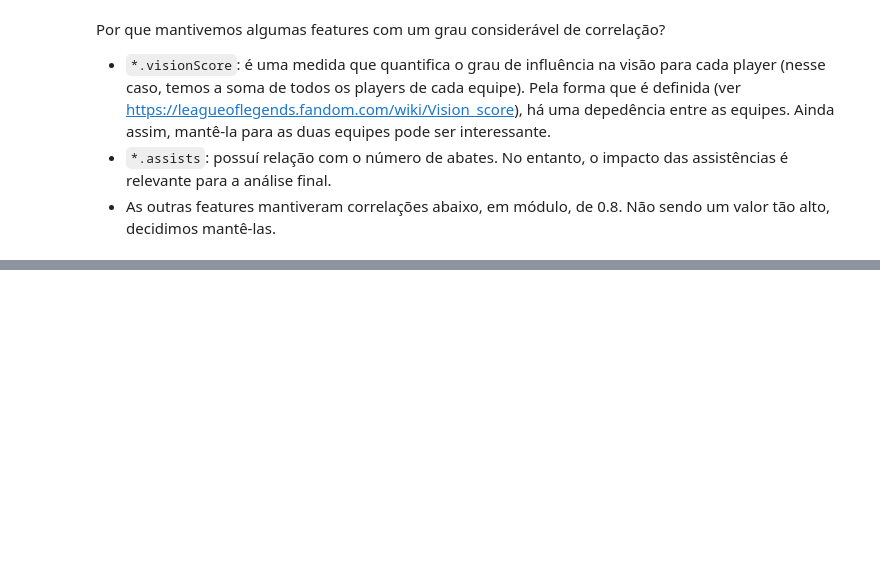
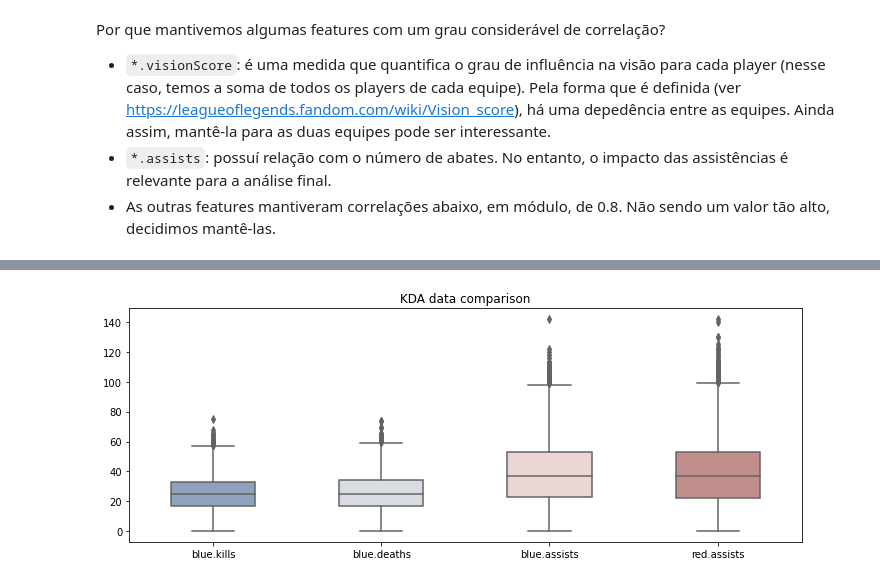
Before and after one commit to fredgrub/ProjetoML, a Jupyter notebook: src/initial-analysis.ipynb, the cells around one changed output, grey strips where cells are left out. Cells and saved outputs as stored; diff of their text form; code cells hidden in the pictures; blank space fills up the shorter version.

```diff
--- a/src/initial-analysis.ipynb
+++ b/src/initial-analysis.ipynb
@@ -120,0 +193,4 @@ Por que mantivemos algumas features com um grau considerável de correlação?
+# %%
+dist_vis(df_reduced, kda_col, kda_title)
+# %% [output]
+[figure, added]
```
Also changed, not shown: parts of 20 cells of this notebook.
